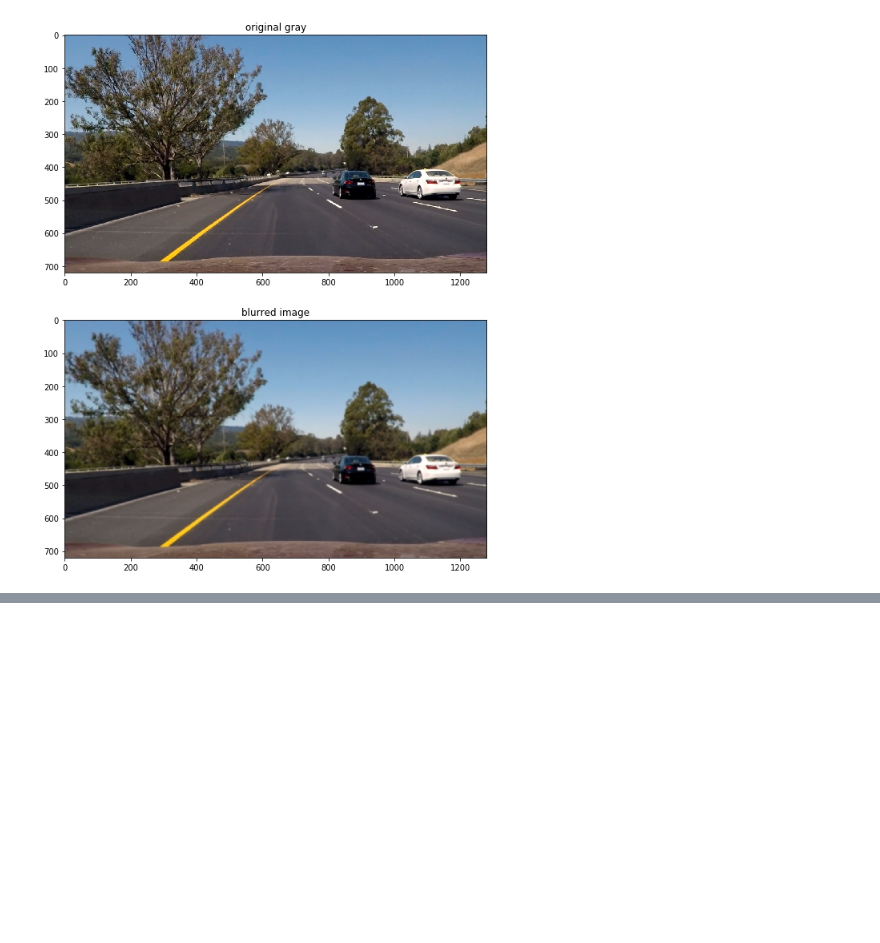
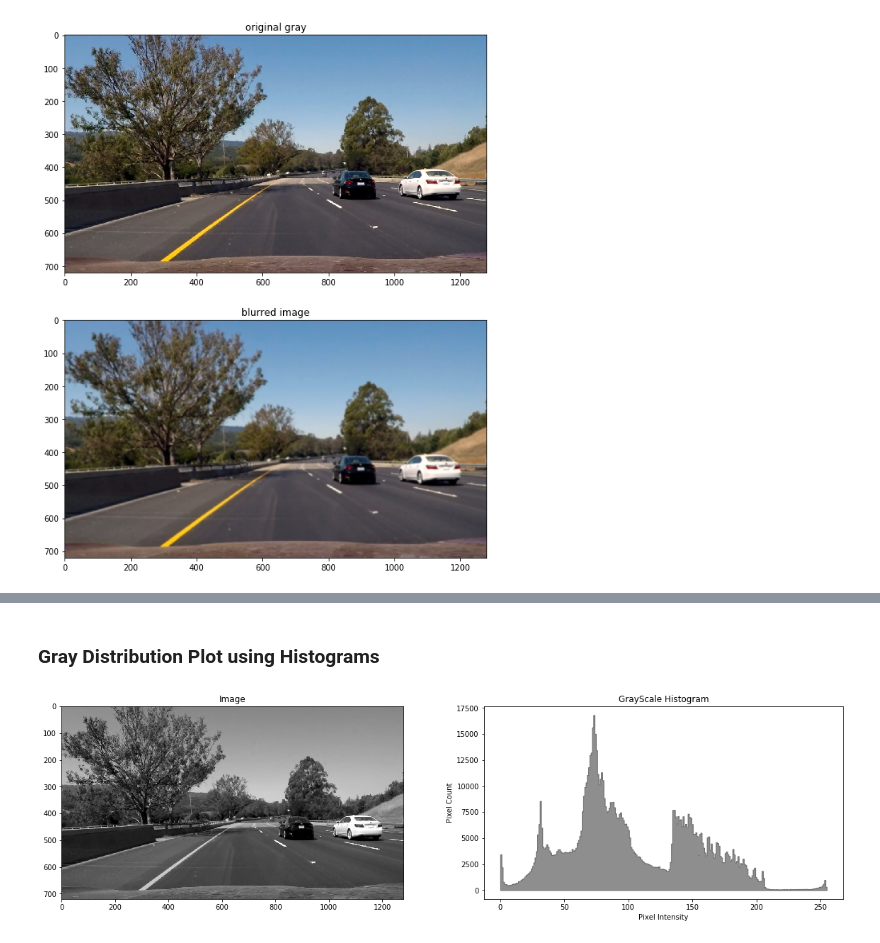
Before and after one commit to Defcon27/Image-Search-using-Parallel-Computing, a Jupyter notebook: ImageHistVisualizations.ipynb, the cells around one changed output, grey strips where cells are left out. Saved outputs shown, nothing was run; the diff lists cells and outputs as text; code cells hidden in the pictures; blank space fills up the shorter version.

```diff
--- a/ImageHistVisualizations.ipynb
+++ b/ImageHistVisualizations.ipynb
@@ -129,0 +60,17 @@ plt.show()
+# %% [markdown]
+### Gray Distribution Plot using Histograms
+# %%
+from ImageHistogram import plotGrayDistribution
+
+image = cv2.imread("Image_Database/road.jpg")
+image = cv2.cvtColor(image, cv2.COLOR_BGR2GRAY)
+
+f, (ax1, ax2) = plt.subplots(1, 2, figsize=(20,5))
+
+ax1.set_title('Image')
+ax1.imshow(image, cmap="gray")
+ax2.set_title('GrayScale Histogram')
+plotGrayDistribution(image, ax2)
+plt.show()
+# %% [output]
+[figure, added]
```
Also changed, not shown: parts of 10 cells of this notebook, 1 other file.
